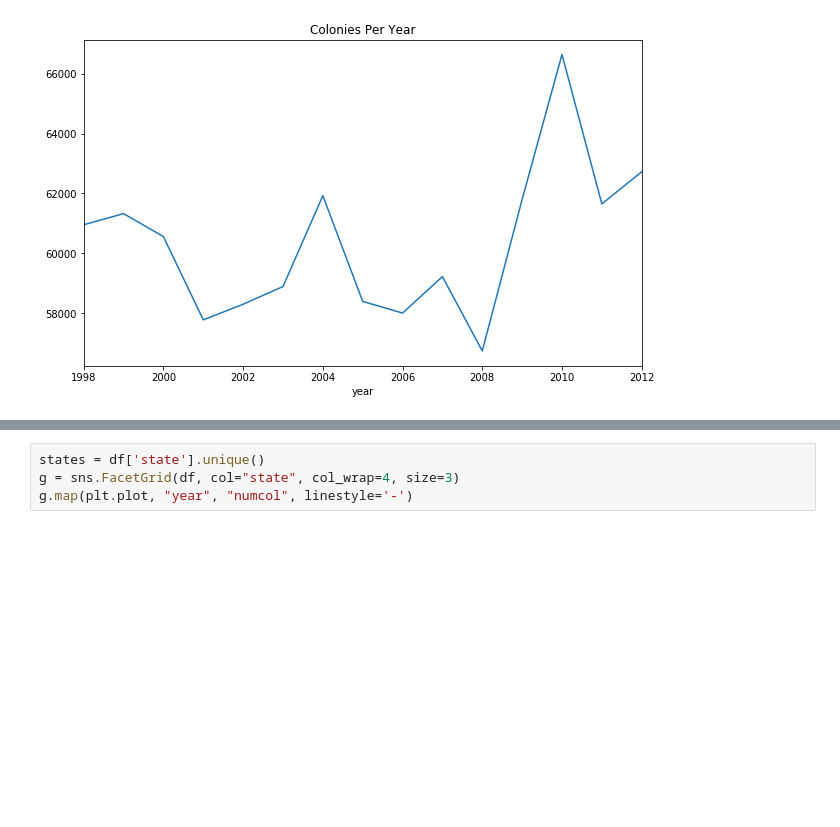
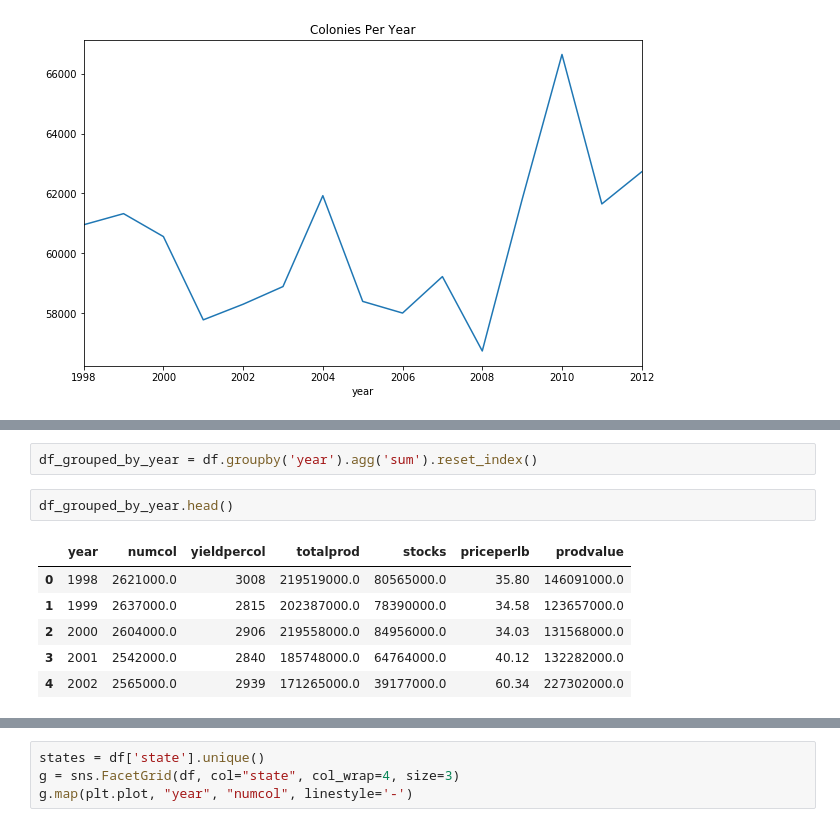
Before and after one commit to lilpricey/Thinkful, a Jupyter notebook: unit_1/unit_1_capstone_honey.ipynb, the cells around one changed output, grey strips where cells are left out. Saved outputs shown, nothing was run; the diff lists cells and outputs as text; blank space fills up the shorter version.

```diff
--- a/unit_1/unit_1_capstone_honey.ipynb
+++ b/unit_1/unit_1_capstone_honey.ipynb
@@ -164,0 +185,11 @@ plt.show()
+# %%
+df_grouped_by_year = df.groupby('year').agg('sum').reset_index()
+# %%
+df_grouped_by_year.head()
+# %% [output]
+|  | year | numcol | yieldpercol | totalprod | stocks | priceperlb | prodvalue |
+| 0 | 1998 | 2621000.0 | 3008 | 219519000.0 | 80565000.0 | 35.80 | 146091000.0 |
+| 1 | 1999 | 2637000.0 | 2815 | 202387000.0 | 78390000.0 | 34.58 | 123657000.0 |
+| 2 | 2000 | 2604000.0 | 2906 | 219558000.0 | 84956000.0 | 34.03 | 131568000.0 |
+| 3 | 2001 | 2542000.0 | 2840 | 185748000.0 | 64764000.0 | 40.12 | 132282000.0 |
+| 4 | 2002 | 2565000.0 | 2939 | 171265000.0 | 39177000.0 | 60.34 | 227302000.0 |
```
Also changed, not shown: parts of 3 cells of this notebook.
